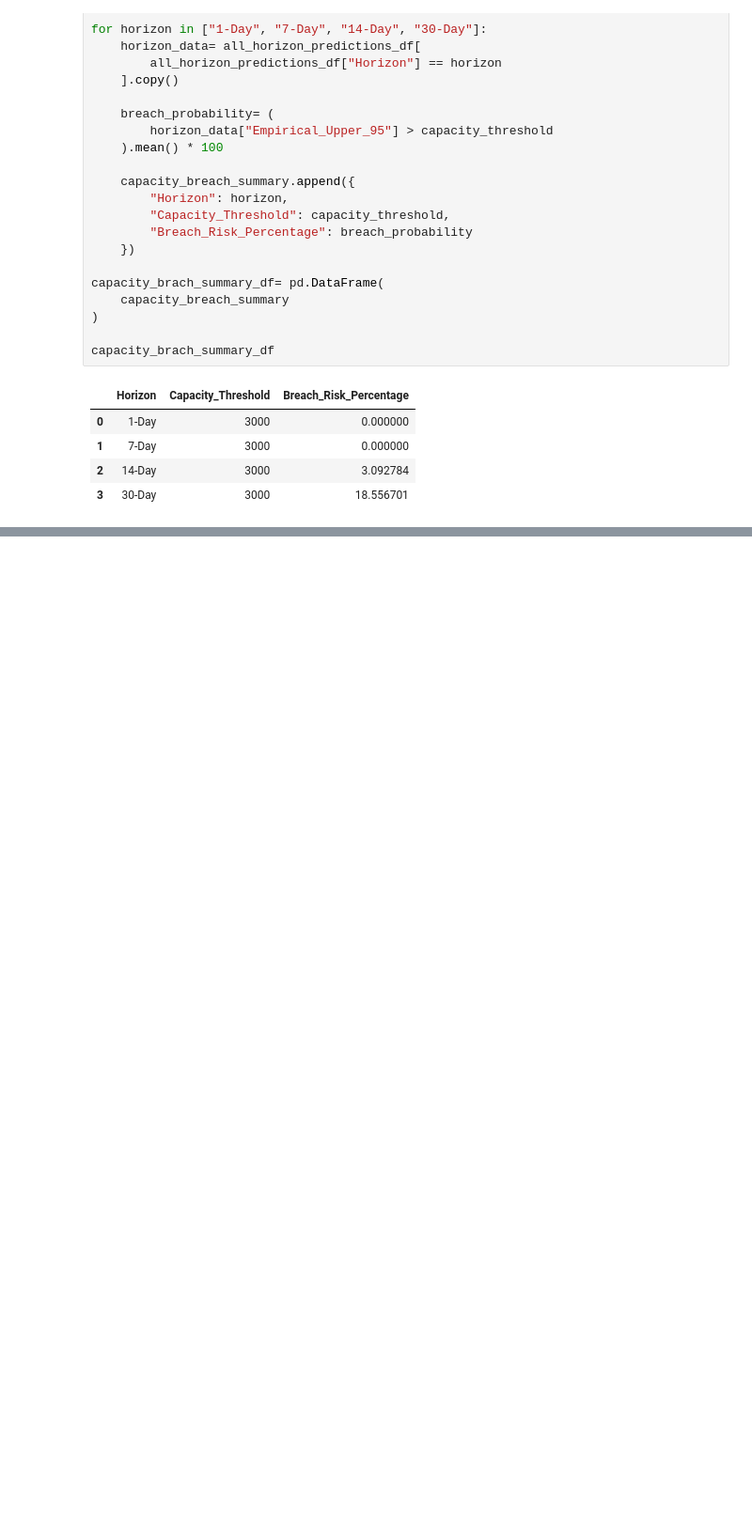
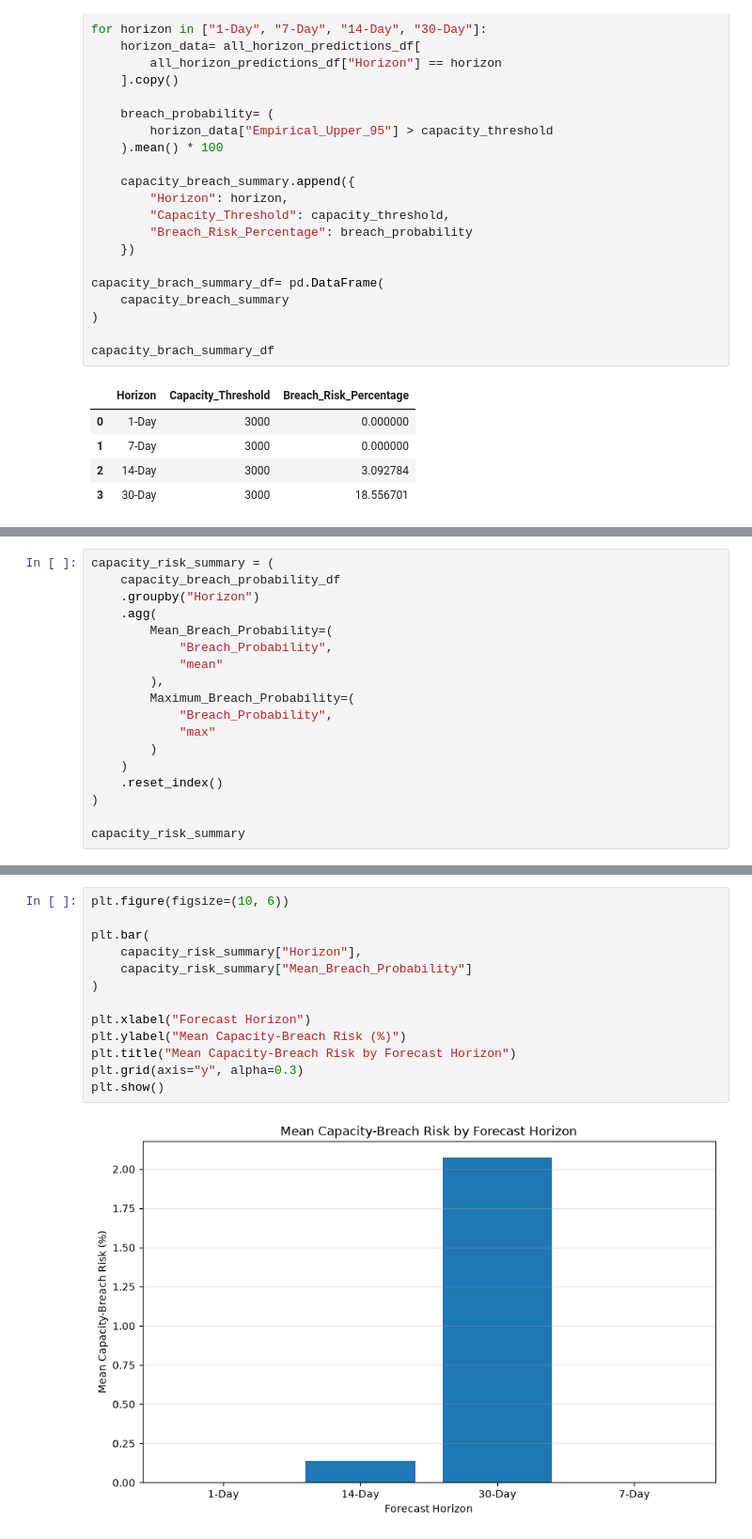
Before and after one commit to shivani1707s/Predictive-Forecasting-HHS, a Jupyter notebook: notebooks/Modeling.ipynb, the cells around one changed output, grey strips where cells are left out. Shown at 94% size. Cells and saved outputs as stored; diff of their text form; blank space fills up the shorter version.

```diff
--- a/notebooks/Modeling.ipynb
+++ b/notebooks/Modeling.ipynb
@@ -2243,0 +2304,18 @@ capacity_brach_summary_df
+# %%
+capacity_risk_summary = (
+    capacity_breach_probability_df
+    .groupby("Horizon")
+    .agg(
+        Mean_Breach_Probability=(
+            "Breach_Probability",
+            "mean"
+        ),
+        Maximum_Breach_Probability=(
+            "Breach_Probability",
+            "max"
+        )
+    )
+    .reset_index()
+)
+
+capacity_risk_summary
@@ -2243,0 +2328,15 @@ capacity_brach_summary_df
+# %%
+plt.figure(figsize=(10, 6))
+
+plt.bar(
+    capacity_risk_summary["Horizon"],
+    capacity_risk_summary["Mean_Breach_Probability"]
+)
+
+plt.xlabel("Forecast Horizon")
+plt.ylabel("Mean Capacity-Breach Risk (%)")
+plt.title("Mean Capacity-Breach Risk by Forecast Horizon")
+plt.grid(axis="y", alpha=0.3)
+plt.show()
+# %% [output]
+[figure, added]
```
Also changed, not shown: parts of 15 cells of this notebook.
